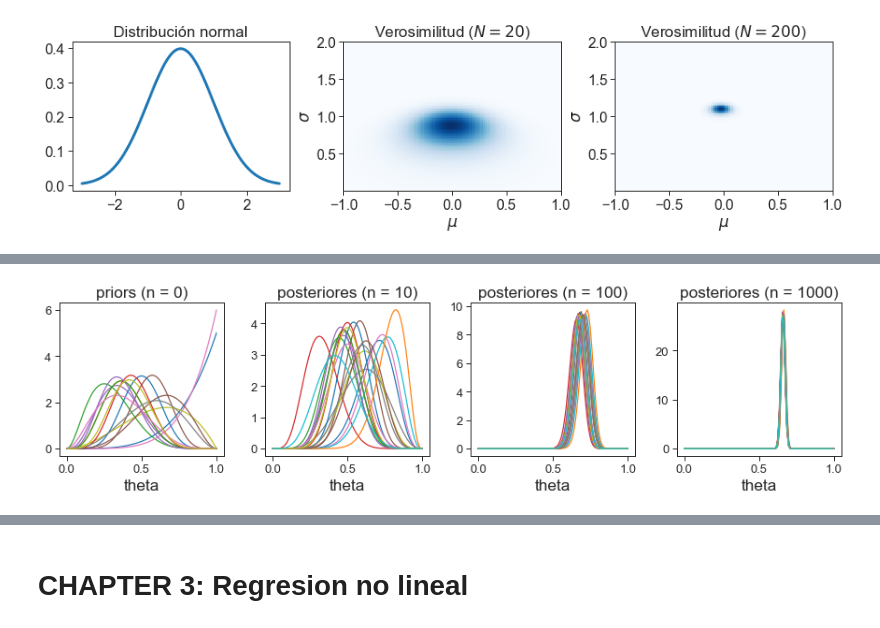
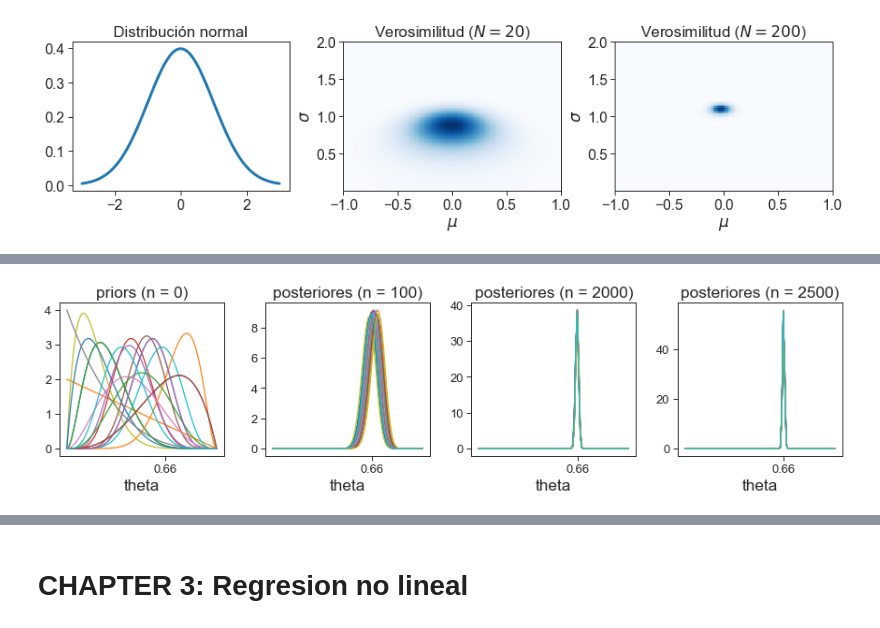
Before and after one commit to GAMES-UChile/Curso-Aprendizaje-de-Maquinas, a Jupyter notebook: Figuras.ipynb, the cells around one changed output, grey strips where cells are left out. Drawn from its saved outputs; the diff is of its cells as text; code cells hidden in the pictures.

```diff
--- a/Figuras.ipynb
+++ b/Figuras.ipynb
@@ -56,7 +56,7 @@ plt.rcParams['figure.figsize'] = (figure_width, 4)
 out_path = 'img/'
 
 ###################################################
-savefigs = True
+savefigs = False
 ###################################################
 # %% [markdown]
 # Capítulo 2: Regresión lineal
@@ -362,9 +362,9 @@ n = 250 # number of observations
 x = np.random.uniform(-5, 5, n) # input data are drawn from a zero-mean unit variance normal pdf
 
 #cambiar los siguientes tres parámetros para generar distintos ejemplos
-a = 2 # slope parameter
-b = -2 # offset parameter
-sigma = 0.5
+a = 0.1 # slope parameter
+b = 2 # offset parameter
+sigma = 1
 y = a*x + b + np.random.normal(0, sigma, n) # observations follow a linear Gaussian model
 
 
@@ -387,7 +387,7 @@ posW = np.dstack((W1, W2))
 
 
 
-for i in [0,1,2,50]:
+for i in [0,5,10, 20, 40, 80, 140, 200]:
     #compute statistics w y V
     invV0 = np.linalg.inv(V0)
     x_tilde=np.vstack((x[:i],np.ones(i)))
@@ -447,39 +451,42 @@ posterior_betas = prior_betas
 f, ax = plt.subplots(1, 4, gridspec_kw={'hspace': 0, 'wspace': .25},figsize=(15,3))
 
 [ax[0].plot(thetas, sstats.beta.pdf(thetas, prior_betas[0,i], prior_betas[1,i])) for i in range(n_priors)];
 
 n=0
 ax[0].set_title(f'priors (n = {n})')
 ax[0].set_xlabel('theta')
+ax[0].set_xticks([theta_true])
 
 
-
-n=10
-k = np.random.binomial(n, p) #data
+n=100
+k = np.random.binomial(n, theta_true) #data
 posterior_betas [0,:] = prior_betas [0,:] + k
 posterior_betas [1,:] = prior_betas [1,:] + n - k
 [ax[1].plot(thetas, sstats.beta.pdf(thetas, posterior_betas[0,i], posterior_betas[1,i]), alpha = 1) for i in range(n_priors)];
 ax[1].set_title(f'posteriores (n = {n})')
 ax[1].set_xlabel('theta')
+ax[1].set_xticks([theta_true])
 
-
-n=100
-k = np.random.binomial(n, p) #data
+n=2000
+k = np.random.binomial(n, theta_true) #data
 posterior_betas [0,:] = prior_betas [0,:] + k
 posterior_betas [1,:] = prior_betas [1,:] + n - k
 [ax[2].plot(thetas, sstats.beta.pdf(thetas, posterior_betas[0,i], posterior_betas[1,i]), alpha = 1) for i in range(n_priors)];
 ax[2].set_title(f'posteriores (n = {n})')
 ax[2].set_xlabel('theta')
+ax[2].set_xticks([theta_true])
 
-n=1000
-k = np.random.binomial(n, p) #data
+n=2500
+k = np.random.binomial(n, theta_true) #data
 posterior_betas [0,:] = prior_betas [0,:] + k
 posterior_betas [1,:] = prior_betas [1,:] + n - k
 [ax[3].plot(thetas, sstats.beta.pdf(thetas, posterior_betas[0,i], posterior_betas[1,i]), alpha = 1) for i in range(n_priors)];
 ax[3].set_title(f'posteriores (n = {n})')
 ax[3].set_xlabel('theta')
+ax[3].set_xticks([theta_true])
+
 
 
 if savefigs: plt.savefig(out_path + prefix + f'bayesian_binomial.pdf', bbox_inches='tight')
 # %% [output]
-[figure, old version]
+[figure, new version]
```
Also changed, not shown: parts of 2 cells of this notebook, 4 other files.
